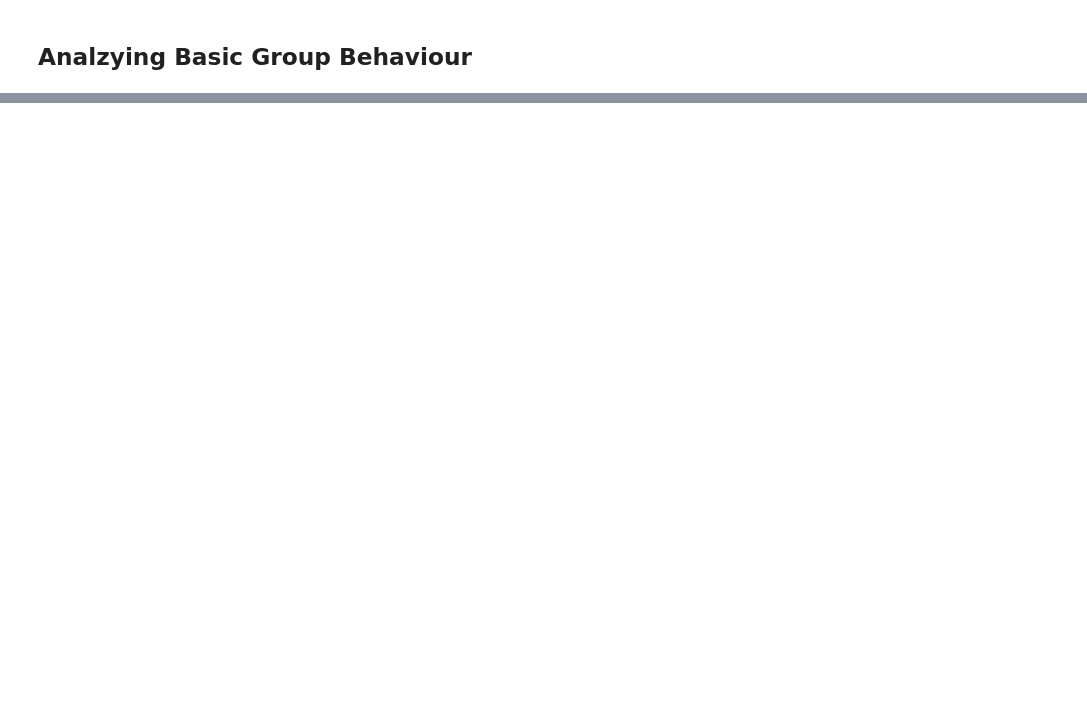
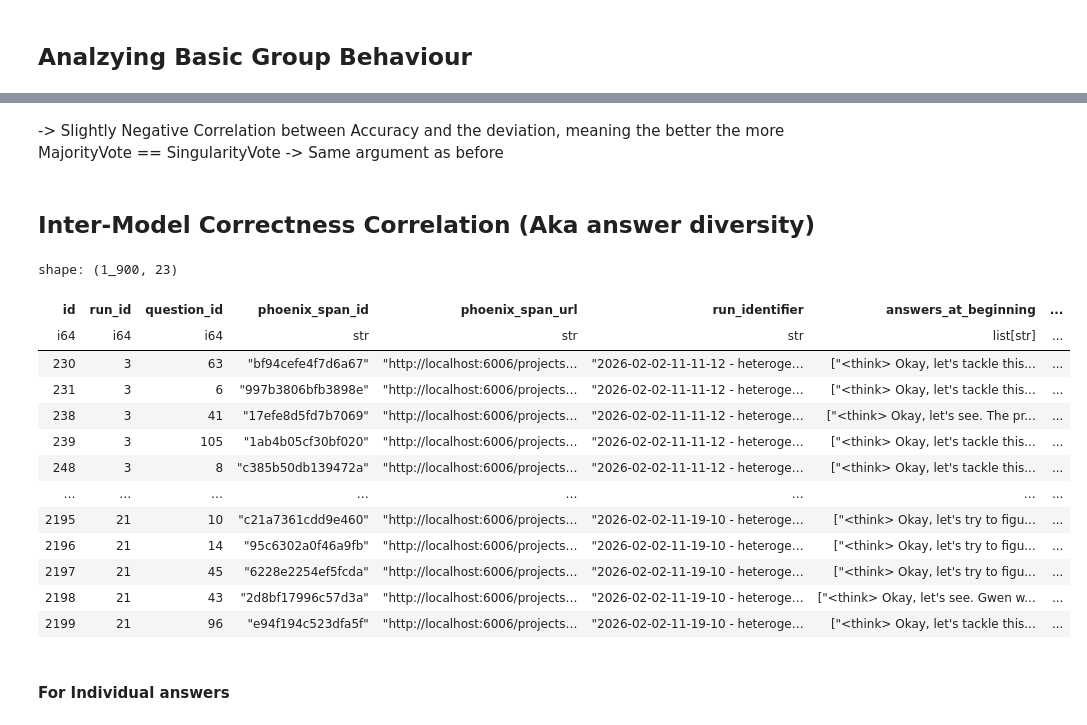
Before and after one commit to XfensorX/Beyond-Multi-Agent-Debate, a Jupyter notebook: notebooks/reporting/heterogenous_comparison.ipynb, the cells around one changed output, grey strips where cells are left out. Cells and saved outputs as stored; diff of their text form; code cells hidden in the pictures; blank space fills up the shorter version.

Commit message:
add more analysis about heterogenous group

```diff
--- a/notebooks/reporting/heterogenous_comparison.ipynb
+++ b/notebooks/reporting/heterogenous_comparison.ipynb
@@ -82,7 +141,9 @@ model_name_sort = {
     "Qwen/Qwen3-0.6B": 3,
 }
 
-mad_analysis = apply_parsing_and_group_decision(mad_frame, parser, comparer, group_reply)
+mad_analysis = apply_parsing_and_group_decision(
+    mad_frame, parser, comparer, group_reply
+)
 
 table_page_46 = pl.concat(
     [
@@ -93,7 +154,9 @@ table_page_46 = pl.concat(
         ),
         (
             baseline_analysis.with_columns(
-                group_constellation=pl.col("model_name").replace(MODEL_NAME_TO_LETTER_MAPPING),
+                group_constellation=pl.col("model_name").replace(
+                    MODEL_NAME_TO_LETTER_MAPPING
+                ),
                 origin=pl.lit("(baseline)"),
             ).drop("model_name")
         ),
@@ -188,0 +659,23 @@ shape: (1_900, 2)
+# %% [markdown]
+-> Slightly Negative Correlation between Accuracy and the deviation, meaning the better the more MajorityVote == SingularityVote -> Same argument as before
+# %% [markdown]
+## Inter-Model Correctness Correlation (Aka answer diversity)
+# %%
+mad_analysis
+# %% [output]
+shape: (1_900, 23)
+| id | run_id | question_id | phoenix_span_id | phoenix_span_url | run_identifier | answers_at_beginning | ... |
+| i64 | i64 | i64 | str | str | str | list[str] | ... |
+| 230 | 3 | 63 | "bf94cefe4f7d6a67" | "http://localhost:6006/projects… | "2026-02-02-11-11-12 - heteroge… | ["<think> Okay, let's tackle this... | ... |
+| 231 | 3 | 6 | "997b3806bfb3898e" | "http://localhost:6006/projects… | "2026-02-02-11-11-12 - heteroge… | ["<think> Okay, let's tackle this... | ... |
+| 238 | 3 | 41 | "17efe8d5fd7b7069" | "http://localhost:6006/projects… | "2026-02-02-11-11-12 - heteroge… | ["<think> Okay, let's see. The pr... | ... |
+| 239 | 3 | 105 | "1ab4b05cf30bf020" | "http://localhost:6006/projects… | "2026-02-02-11-11-12 - heteroge… | ["<think> Okay, let's tackle this... | ... |
+| 248 | 3 | 8 | "c385b50db139472a" | "http://localhost:6006/projects… | "2026-02-02-11-11-12 - heteroge… | ["<think> Okay, let's tackle this... | ... |
+| … | … | … | … | … | … | … | ... |
+| 2195 | 21 | 10 | "c21a7361cdd9e460" | "http://localhost:6006/projects… | "2026-02-02-11-19-10 - heteroge… | ["<think> Okay, let's try to figu... | ... |
+| 2196 | 21 | 14 | "95c6302a0f46a9fb" | "http://localhost:6006/projects… | "2026-02-02-11-19-10 - heteroge… | ["<think> Okay, let's try to figu... | ... |
+| 2197 | 21 | 45 | "6228e2254ef5fcda" | "http://localhost:6006/projects… | "2026-02-02-11-19-10 - heteroge… | ["<think> Okay, let's try to figu... | ... |
+| 2198 | 21 | 43 | "2d8bf17996c57d3a" | "http://localhost:6006/projects… | "2026-02-02-11-19-10 - heteroge… | ["<think> Okay, let's see. Gwen w... | ... |
+| 2199 | 21 | 96 | "e94f194c523dfa5f" | "http://localhost:6006/projects… | "2026-02-02-11-19-10 - heteroge… | ["<think> Okay, let's tackle this... | ... |
+# %% [markdown]
+#### For Individual answers
```
Also changed, not shown: parts of 47 cells of this notebook.
